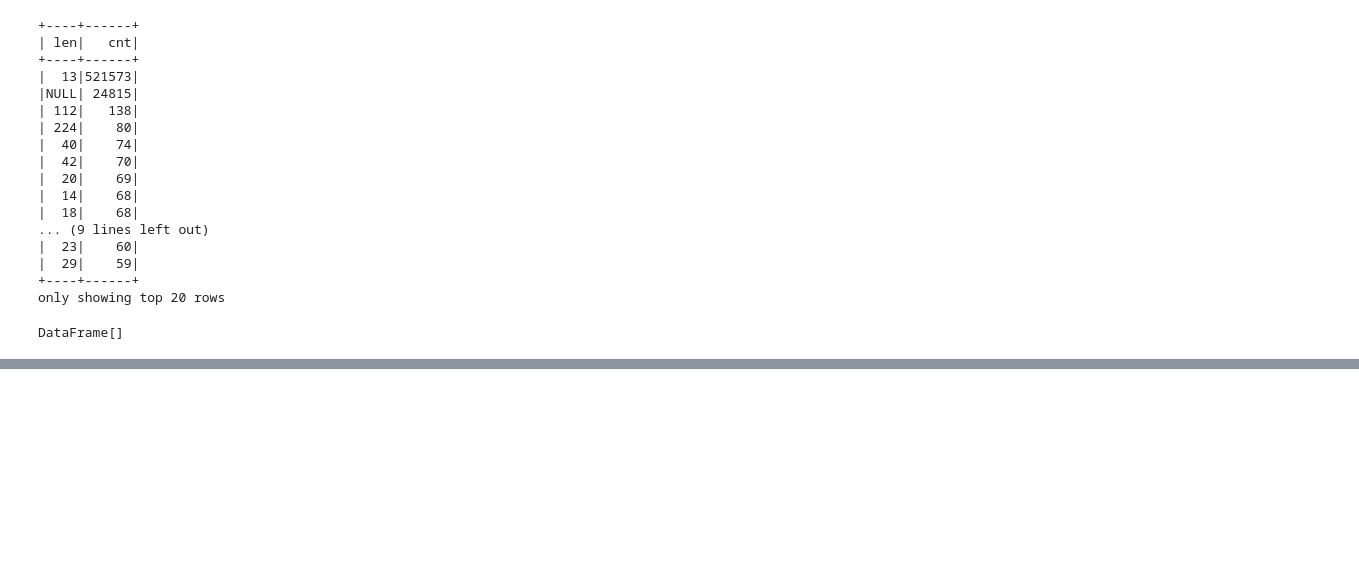
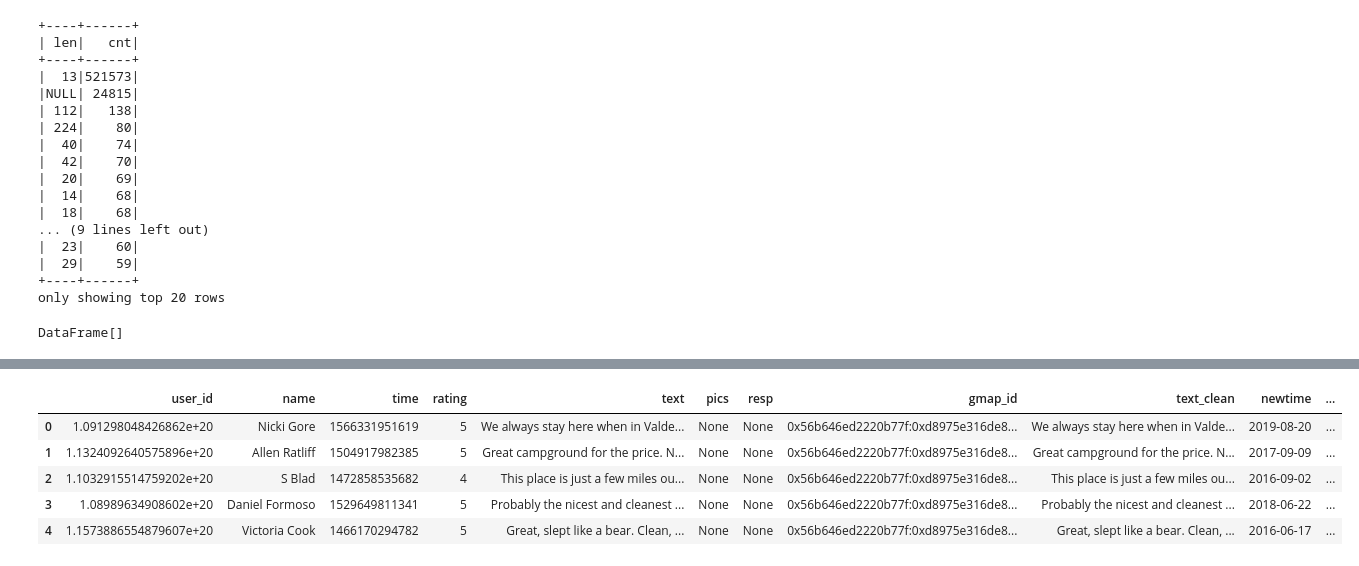
Before and after one commit to PhaniKiranH/sig742-end-term-assessment, a Jupyter notebook: SIT742Task2_Group5.ipynb, the cells around one changed output, grey strips where cells are left out. Drawn from its saved outputs; the diff is of its cells as text; code cells hidden in the pictures; blank space fills up the shorter version.

```diff
--- a/SIT742Task2_Group5.ipynb
+++ b/SIT742Task2_Group5.ipynb
@@ -281,0 +276,25 @@ WHERE newtime IS NULL
+# %%
+from pyspark.sql import functions as F, types as T
+
+# get dataframe handle to the SQL view created in 1.1.2
+reviews_df = spark.table("reviews_with_newtime")
+
+# exclude rows where gmap_id is null or empty
+reviews_df = reviews_df.where(
+    F.col("gmap_id").isNotNull() & (F.length(F.trim(F.col("gmap_id"))) > 0)
+)
+
+# group by gmap_id and count how many reviews
+# and add the count as a floating point number
+counts_df = (
+    reviews_df
+      .groupBy("gmap_id")
+      .agg(F.count("*").alias("num_reviews_int"))
+      .withColumn("num_reviews_float", F.col("num_reviews_int").cast(T.DoubleType()))
+)
+
+# create a temp view
+counts_df.createOrReplaceTempView("reviews_per_gmap")
+
+# show top 5 by review_count_float
+counts_df.orderBy(F.desc("num_reviews_float")).show(n=5)
@@ -281,0 +315,19 @@ WHERE newtime IS NULL
+# %%
+import pandas as pd
+
+# convert to pandas
+df = reviews_df.toPandas()
+
+# create new column review_time with information of review time on hours level
+# convert 'time' to numeric, coercing errors to NaN, then fill NaN with 0 before converting to int64
+df["review_time"] = pd.to_datetime(pd.to_numeric(df["time"], errors='coerce').fillna(0).astype("int64"), unit="ms").dt.hour
+
+# print top 5 rows
+df.head()
+# %% [output]
+|  | user_id | name | time | rating | text | pics | resp | gmap_id | text_clean | newtime | ... |
+| 0 | 1.091298048426862e+20 | Nicki Gore | 1566331951619 | 5 | We always stay here when in Valde... | None | None | 0x56b646ed2220b77f:0xd8975e316de8... | We always stay here when in Valde... | 2019-08-20 | ... |
+| 1 | 1.1324092640575896e+20 | Allen Ratliff | 1504917982385 | 5 | Great campground for the price. N... | None | None | 0x56b646ed2220b77f:0xd8975e316de8... | Great campground for the price. N... | 2017-09-09 | ... |
+| 2 | 1.1032915514759202e+20 | S Blad | 1472858535682 | 4 | This place is just a few miles ou... | None | None | 0x56b646ed2220b77f:0xd8975e316de8... | This place is just a few miles ou... | 2016-09-02 | ... |
+| 3 | 1.08989634908602e+20 | Daniel Formoso | 1529649811341 | 5 | Probably the nicest and cleanest ... | None | None | 0x56b646ed2220b77f:0xd8975e316de8... | Probably the nicest and cleanest ... | 2018-06-22 | ... |
+| 4 | 1.1573886554879607e+20 | Victoria Cook | 1466170294782 | 5 | Great, slept like a bear. Clean, ... | None | None | 0x56b646ed2220b77f:0xd8975e316de8... | Great, slept like a bear. Clean, ... | 2016-06-17 | ... |
```
Also changed, not shown: parts of 13 cells of this notebook.
